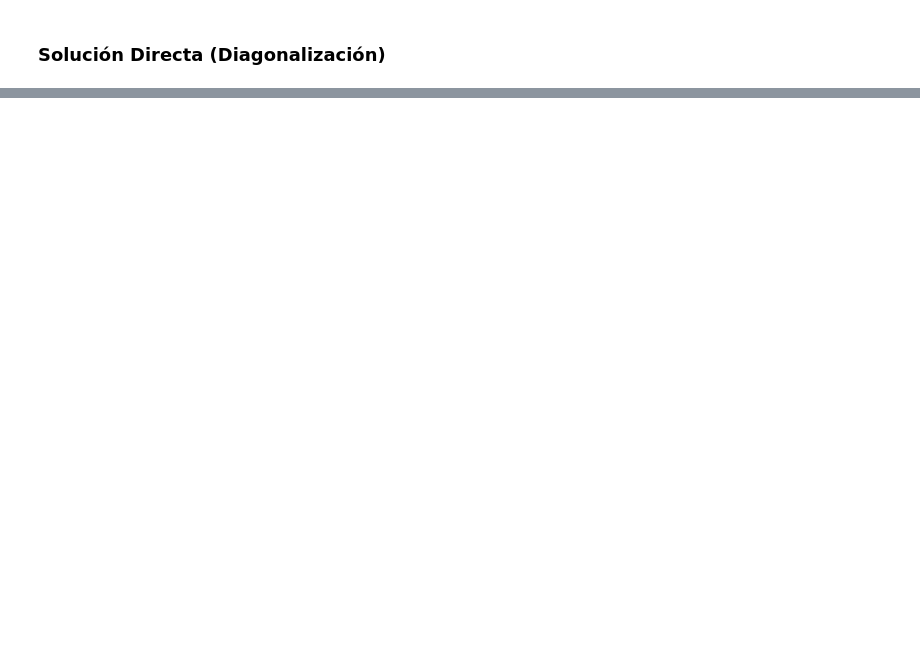
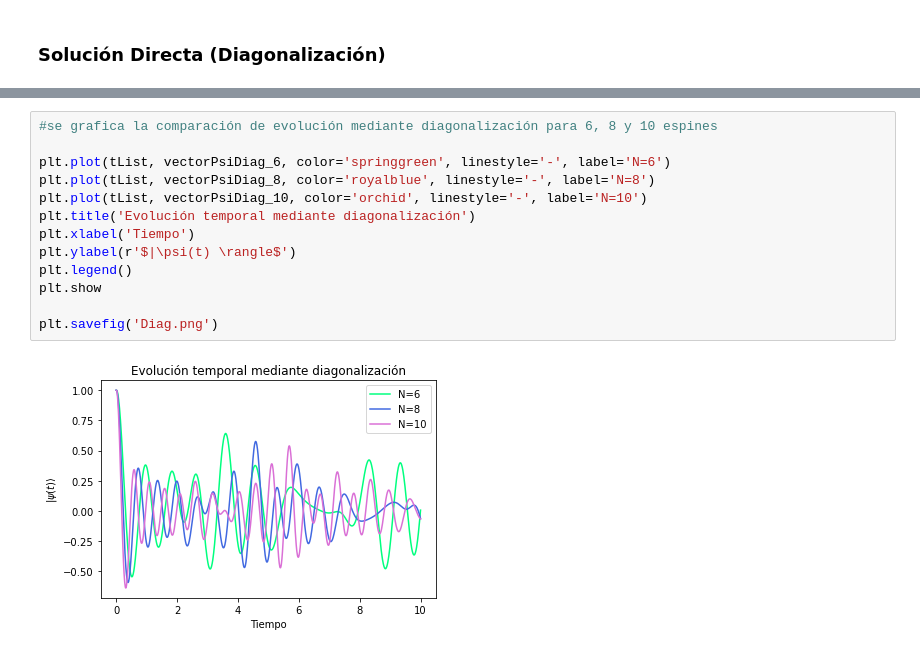
Before and after one commit to Amanda-Mirault/Modelo-de-Ising-Cu-ntico, a Jupyter notebook: ProyectoIsingG02.ipynb, the cells around one changed output, grey strips where cells are left out. Drawn from its saved outputs; the diff is of its cells as text; blank space fills up the shorter version.

```diff
--- a/ProyectoIsingG02.ipynb
+++ b/ProyectoIsingG02.ipynb
@@ -208,0 +220,15 @@ plt.show
+# %%
+#se grafica la comparación de evolución mediante diagonalización para 6, 8 y 10 espines
+
+plt.plot(tList, vectorPsiDiag_6, color='springgreen', linestyle='-', label='N=6')
+plt.plot(tList, vectorPsiDiag_8, color='royalblue', linestyle='-', label='N=8')
+plt.plot(tList, vectorPsiDiag_10, color='orchid', linestyle='-', label='N=10')
+plt.title('Evolución temporal mediante diagonalización')
+plt.xlabel('Tiempo')
+plt.ylabel(r'$|\psi(t) \rangle$')
+plt.legend()
+plt.show
+
+plt.savefig('Diag.png')
+# %% [output]
+[figure, added]
```
Also changed, not shown: parts of 14 cells of this notebook.
